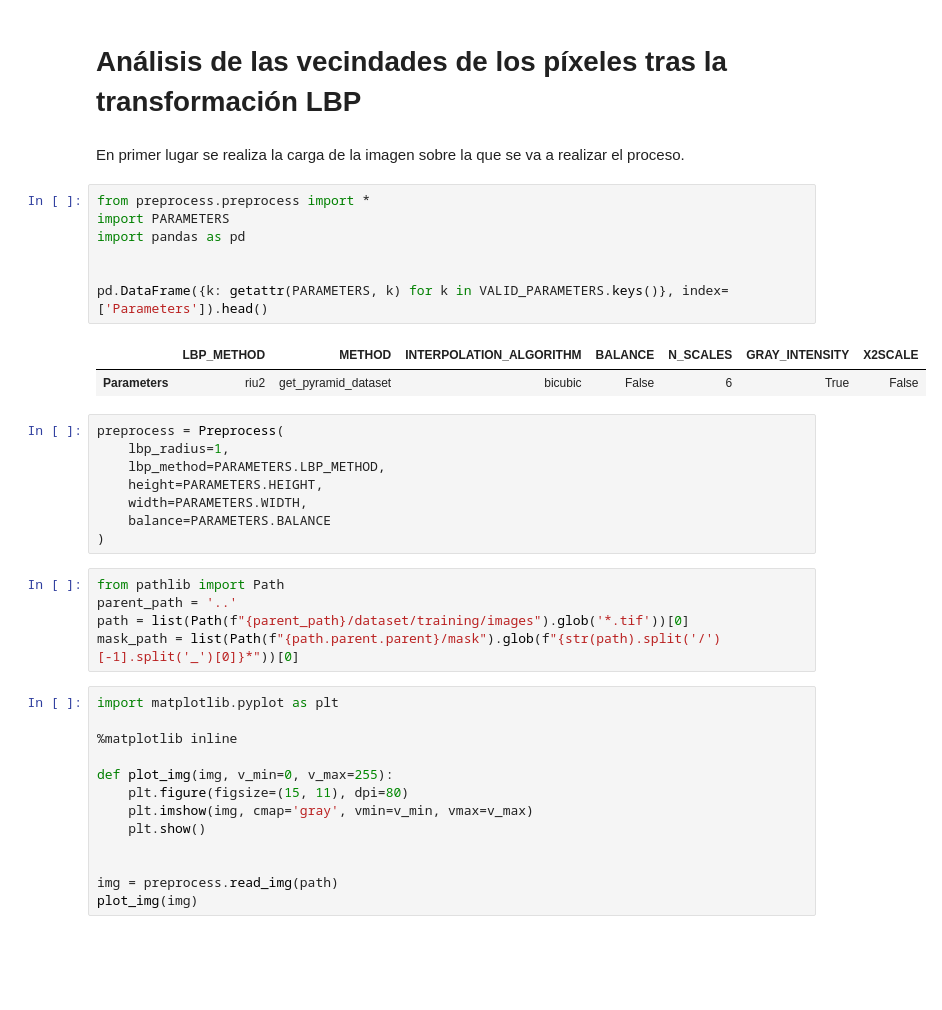
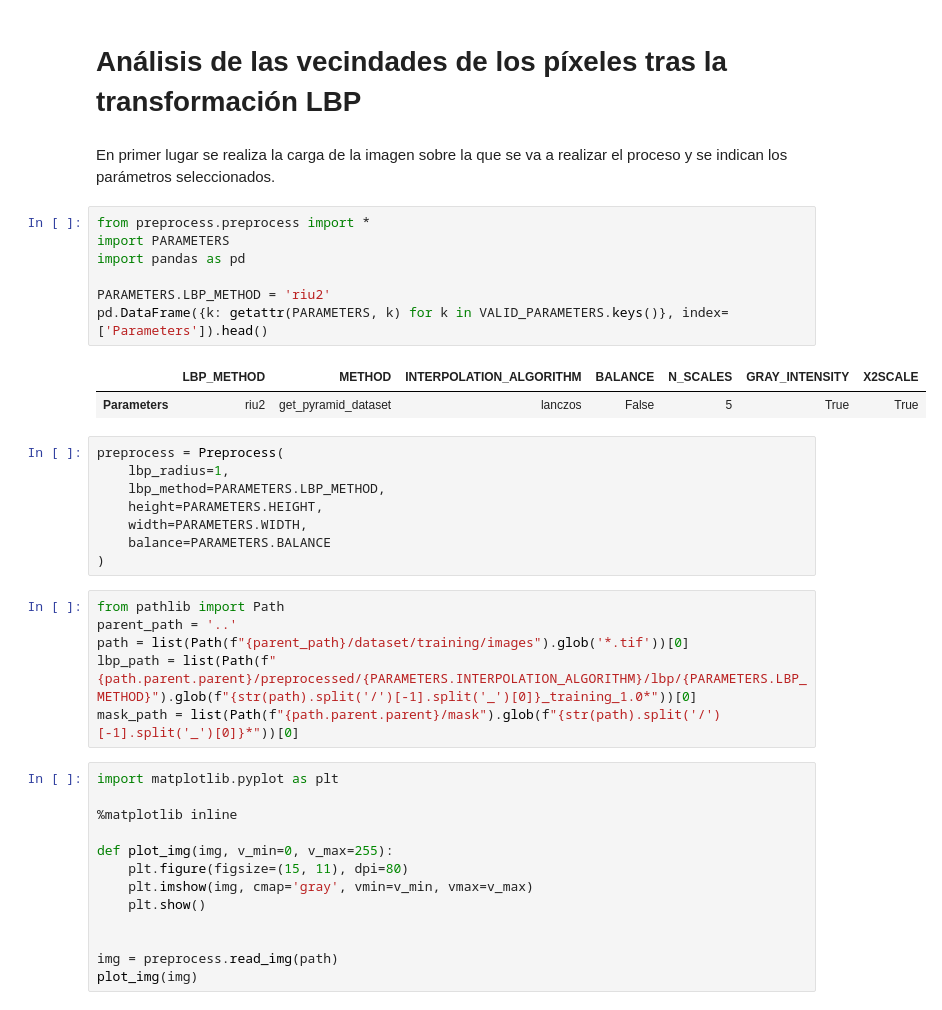
Before and after one commit to f-castellanos/lbp-pyramid, a Jupyter notebook: pixel_neighborhood.ipynb, the cells around one changed output. Drawn from its saved outputs; the diff is of its cells as text; blank space fills up the shorter version.

```diff
--- a/pixel_neighborhood.ipynb
+++ b/pixel_neighborhood.ipynb
@@ -1,17 +1,17 @@
 # %% [markdown]
 # Análisis de las vecindades de los píxeles tras la transformación LBP
 # %% [markdown]
-En primer lugar se realiza la carga de la imagen sobre la que se va a realizar el proceso.
+En primer lugar se realiza la carga de la imagen sobre la que se va a realizar el proceso y se indican los parámetros seleccionados.
 # %%
 from preprocess.preprocess import *
 import PARAMETERS
 import pandas as pd
 
-
+PARAMETERS.LBP_METHOD = 'riu2'
 pd.DataFrame({k: getattr(PARAMETERS, k) for k in VALID_PARAMETERS.keys()}, index=['Parameters']).head()
 # %% [output]
 |  | LBP_METHOD | METHOD | INTERPOLATION_ALGORITHM | BALANCE | N_SCALES | GRAY_INTENSITY | X2SCALE |
-| Parameters | riu2 | get_pyramid_dataset | bicubic | False | 6 | True | False |
+| Parameters | riu2 | get_pyramid_dataset | lanczos | False | 5 | True | True |
 # %%
 preprocess = Preprocess(
     lbp_radius=1,
@@ -24,6 +24,7 @@ preprocess = Preprocess(
 from pathlib import Path
 parent_path = '..'
 path = list(Path(f"{parent_path}/dataset/training/images").glob('*.tif'))[0]
+lbp_path = list(Path(f"{path.parent.parent}/preprocessed/{PARAMETERS.INTERPOLATION_ALGORITHM}/lbp/{PARAMETERS.LBP_METHOD}").glob(f"{str(path).split('/')[-1].split('_')[0]}_training_1.0*"))[0]
 mask_path = list(Path(f"{path.parent.parent}/mask").glob(f"{str(path).split('/')[-1].split('_')[0]}*"))[0]
 # %%
 import matplotlib.pyplot as plt
```
Also changed, not shown: parts of 16 cells of this notebook, 6 other files.
